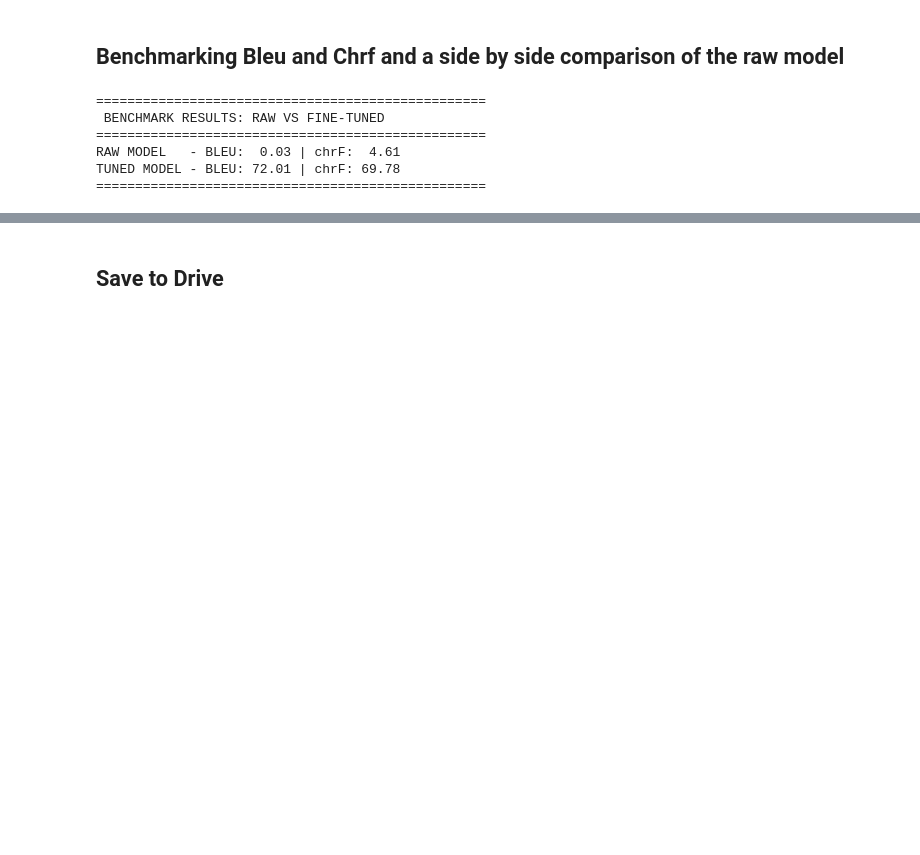
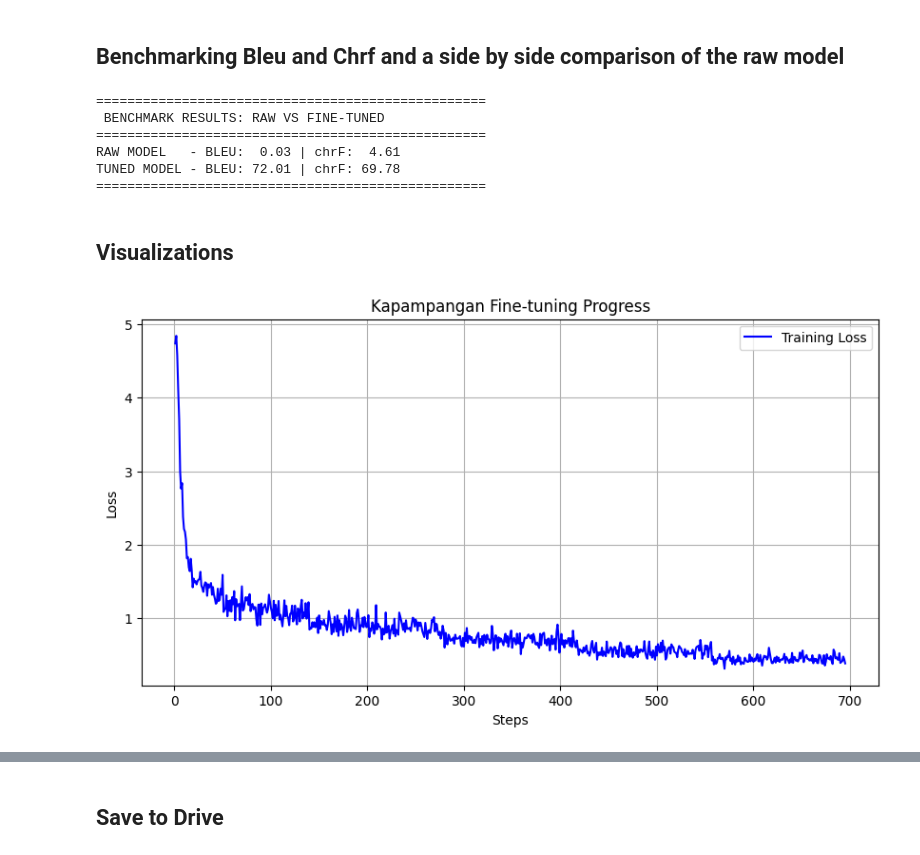
Before and after one commit to yabswannalearn/Fine-Tuned-Translator, a Jupyter notebook: Eng_to_Kamp.ipynb, the cells around one changed output, grey strips where cells are left out. Saved outputs shown, nothing was run; the diff lists cells and outputs as text; code cells hidden in the pictures; blank space fills up the shorter version.

Commit message:
feat: Update visualization

```diff
--- a/Eng_to_Kamp.ipynb
+++ b/Eng_to_Kamp.ipynb
@@ -313,3 +313,23 @@ print("="*50)
 RAW MODEL   - BLEU:  0.03 | chrF:  4.61
 TUNED MODEL - BLEU: 72.01 | chrF: 69.78
 ==================================================
+# %% [markdown]
+## Visualizations
+# %%
+import matplotlib.pyplot as plt
+
+# trainer_stats contains the history of your training
+history = trainer_stats.metrics
+steps = [x['step'] for x in trainer.state.log_history if 'loss' in x]
+loss = [x['loss'] for x in trainer.state.log_history if 'loss' in x]
+
+plt.figure(figsize=(10, 5))
+plt.plot(steps, loss, label='Training Loss', color='blue')
+plt.xlabel('Steps')
+plt.ylabel('Loss')
+plt.title('Kapampangan Fine-tuning Progress')
+plt.legend()
+plt.grid(True)
+plt.show()
+# %% [output]
+[figure, added]
```
Also changed, not shown: parts of 1 cell of this notebook.
